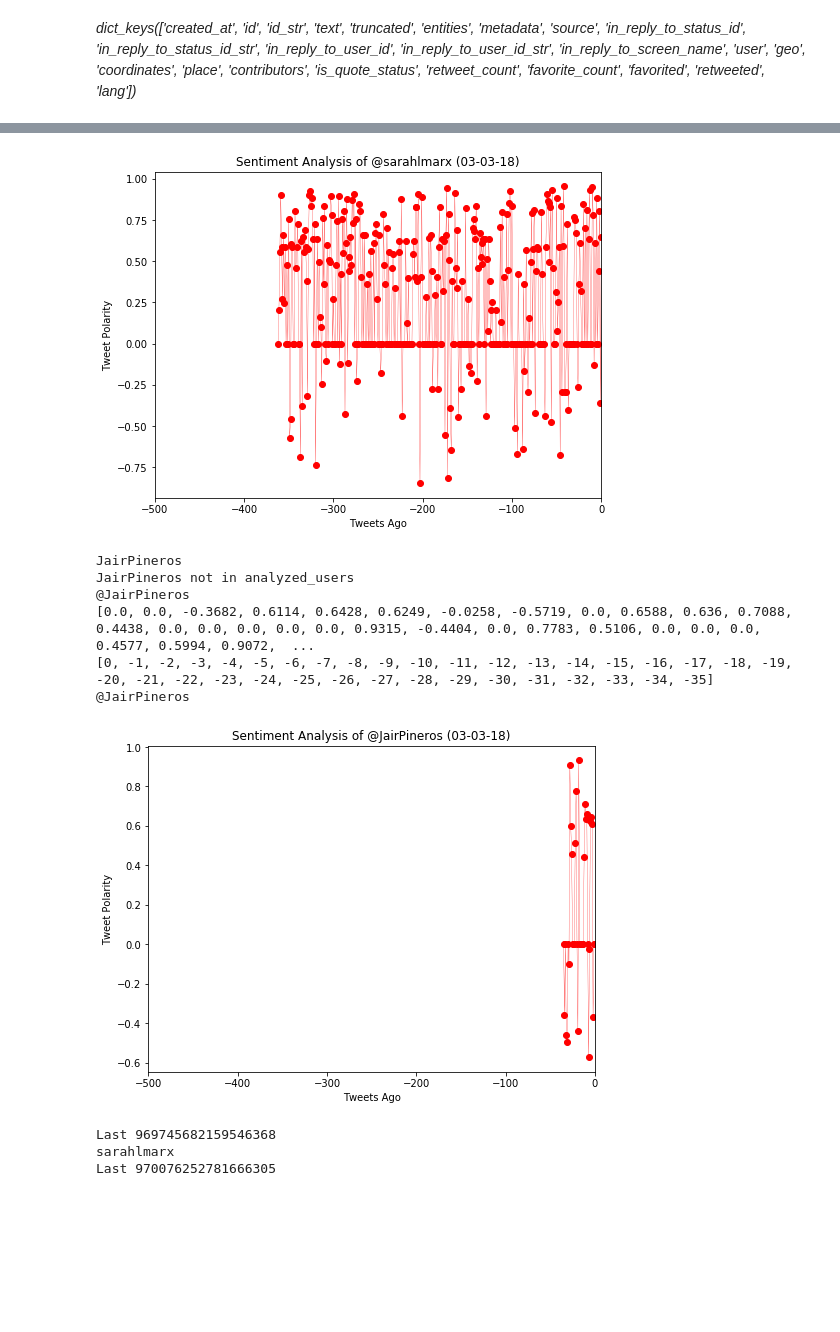
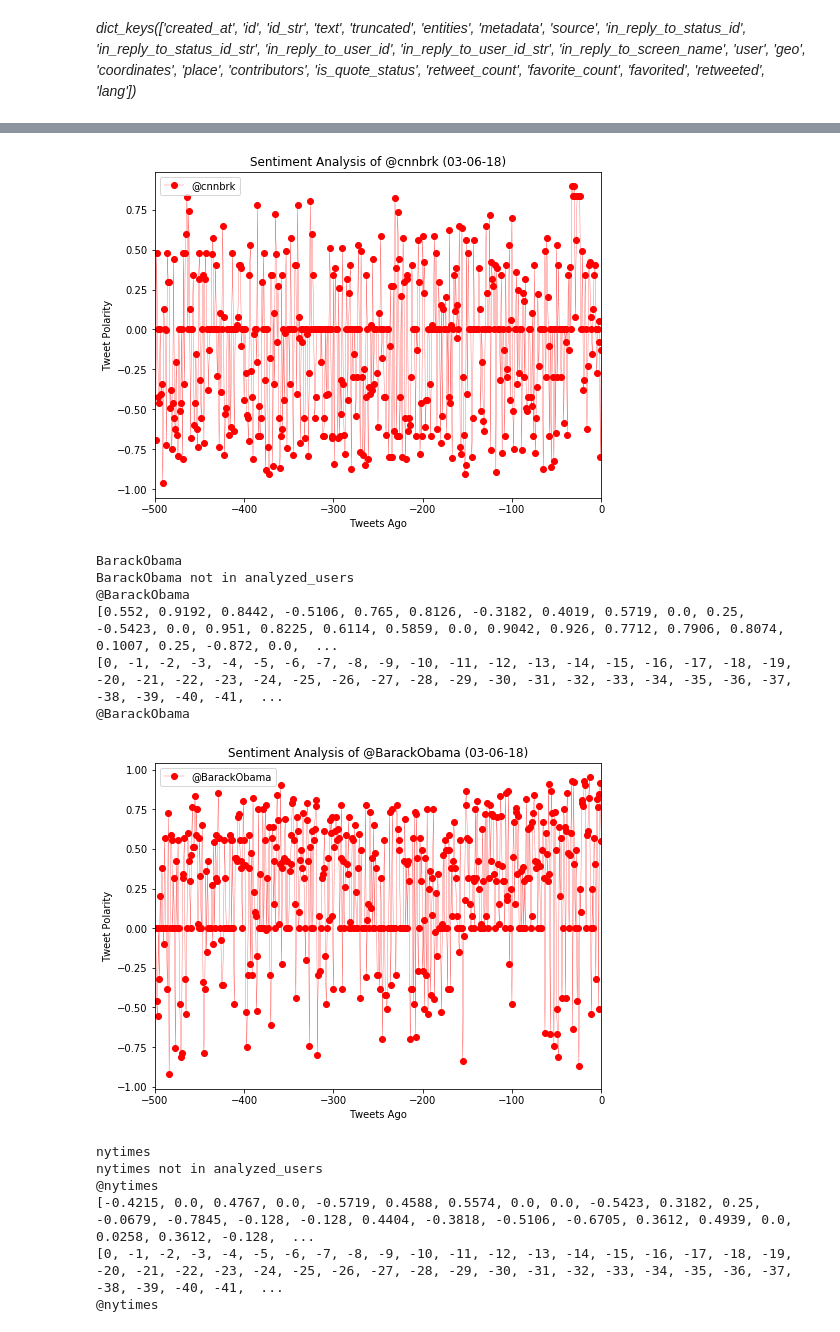
Before and after one commit to MadeleineC/TwitterBot, a Jupyter notebook: AnalyzerBot.ipynb, the cells around one changed output, grey strips where cells are left out. Saved outputs shown, nothing was run; the diff lists cells and outputs as text; code cells hidden in the pictures; blank space fills up the shorter version.

```diff
--- a/AnalyzerBot.ipynb
+++ b/AnalyzerBot.ipynb
@@ -51,9 +47,8 @@ def check(last_id):
             last_id = tweet["id"]
             tweet_author = tweet["user"]["screen_name"]
         return to_analyze_list, last_id, tweet_author
-#     else:
-#         # If there are no new tweets then just return the last id
-#         return last_id
+    else:
+        return to_analyze_list, "", ""
 
 
 # check(None)
@@ -106,7 +101,10 @@ def plot(x_axis, y_axis, user):
     plt.xlabel("Tweets Ago")
     plt.ylabel("Tweet Polarity")
 
-    plt.plot(x_axis, y_axis, marker="o", color="red", linewidth=.25)
+
+    plt.plot(x_axis, y_axis, marker="o", color="red", linewidth=.25, label=handle)
+    plt.legend(loc=2)
+
     plt.savefig(user + ".png")
 
     plt.show()
@@ -114,8 +112,8 @@ def plot(x_axis, y_axis, user):
 # plot(tweets_ago_list, compound_list, user)
 # %%
 # Tweet out VaderSentiment Graph and Thanks to original twitter
-def tweet_analysis(filename, user):
-    msg = "Analysis of " + user
+def tweet_analysis(filename, user, tweet_author):
+    msg = "Analysis of " + user + (" (Thanks " + "@" + tweet_author + ")")
     api.update_with_media(filename, status=msg)
 # %%
 # image = user + ".png"
@@ -125,7 +123,7 @@ last_id = None
 analyzed_users = []
 
 # Set timer
-t_end = time.time() + 60 * 5
+t_end = time.time() + 60 * 60
 while time.time() < t_end: #while time is less than original time + five minutes
     print("Last", last_id)
     to_analyze_list, last_id, tweet_author = check(last_id)
@@ -143,7 +141,7 @@ while time.time() < t_end: #while time is less than original time + five minutes
 
             image = handle + ".png"
             plot(tweets_ago_list, compound_list, handle)
-            tweet_analysis(image, handle)
+            tweet_analysis(image, handle, tweet_author)
 
 
             analyzed_users.append(user)
@@ -154,6 +152,6 @@ while time.time() < t_end: #while time is less than original time + five minutes
 #     print(last_id)
 #     print(tweet_author)
 
-    time.sleep(60) #sleep for 60 seconds
+    time.sleep(300) #sleep for 5 minutes
 # %% [output]
 Last None
@@ -166,11 +164,14 @@ sarahlmarx not in analyzed_users
-[figure, old version]
+[figure, new version]
-JairPineros
-JairPineros not in analyzed_users
-@JairPineros
-[0.0, 0.0, -0.3682, 0.6114, 0.6428, 0.6249, -0.0258, -0.5719, 0.0, 0.6588, 0.636, 0.7088, 0.4438, 0.0, 0.0, 0.0, 0.0, 0.0, 0.9315, -0.4404, 0.0, 0.7783, 0.5106, 0.0, 0.0, 0.0, 0.4577, 0.5994, 0.9072,  ...
-[0, -1, -2, -3, -4, -5, -6, -7, -8, -9, -10, -11, -12, -13, -14, -15, -16, -17, -18, -19, -20, -21, -22, -23, -24, -25, -26, -27, -28, -29, -30, -31, -32, -33, -34, -35]
-@JairPineros
+BarackObama
+BarackObama not in analyzed_users
+@BarackObama
+[0.552, 0.9192, 0.8442, -0.5106, 0.765, 0.8126, -0.3182, 0.4019, 0.5719, 0.0, 0.25, -0.5423, 0.0, 0.951, 0.8225, 0.6114, 0.5859, 0.0, 0.9042, 0.926, 0.7712, 0.7906, 0.8074, 0.1007, 0.25, -0.872, 0.0,  ...
+[0, -1, -2, -3, -4, -5, -6, -7, -8, -9, -10, -11, -12, -13, -14, -15, -16, -17, -18, -19, -20, -21, -22, -23, -24, -25, -26, -27, -28, -29, -30, -31, -32, -33, -34, -35, -36, -37, -38, -39, -40, -41,  ...
+@BarackObama
-[figure, old version]
+[figure, new version]
-Last 969745682159546368
-sarahlmarx
-Last 970076252781666305
+nytimes
+nytimes not in analyzed_users
+@nytimes
+[-0.4215, 0.0, 0.4767, 0.0, -0.5719, 0.4588, 0.5574, 0.0, 0.0, -0.5423, 0.3182, 0.25, -0.0679, -0.7845, -0.128, -0.128, 0.4404, -0.3818, -0.5106, -0.6705, 0.3612, 0.4939, 0.0, 0.0258, 0.3612, -0.128,  ...
+[0, -1, -2, -3, -4, -5, -6, -7, -8, -9, -10, -11, -12, -13, -14, -15, -16, -17, -18, -19, -20, -21, -22, -23, -24, -25, -26, -27, -28, -29, -30, -31, -32, -33, -34, -35, -36, -37, -38, -39, -40, -41,  ...
+@nytimes
```
Also changed, not shown: parts of 2 cells of this notebook, 6 other files.
